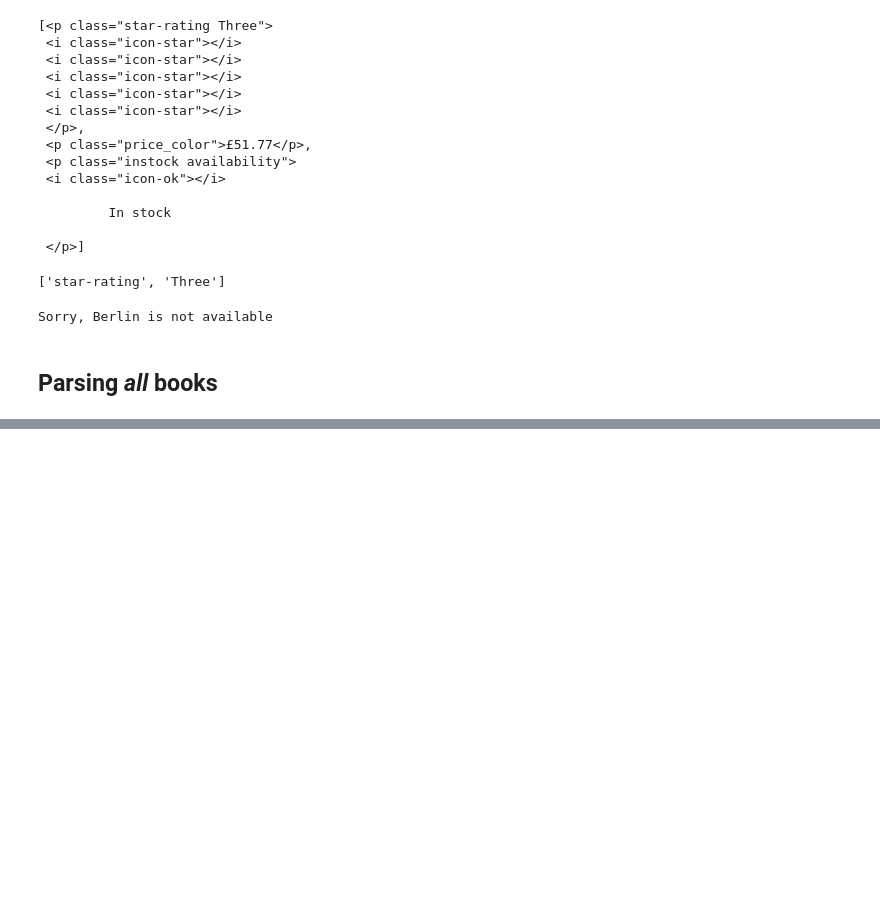
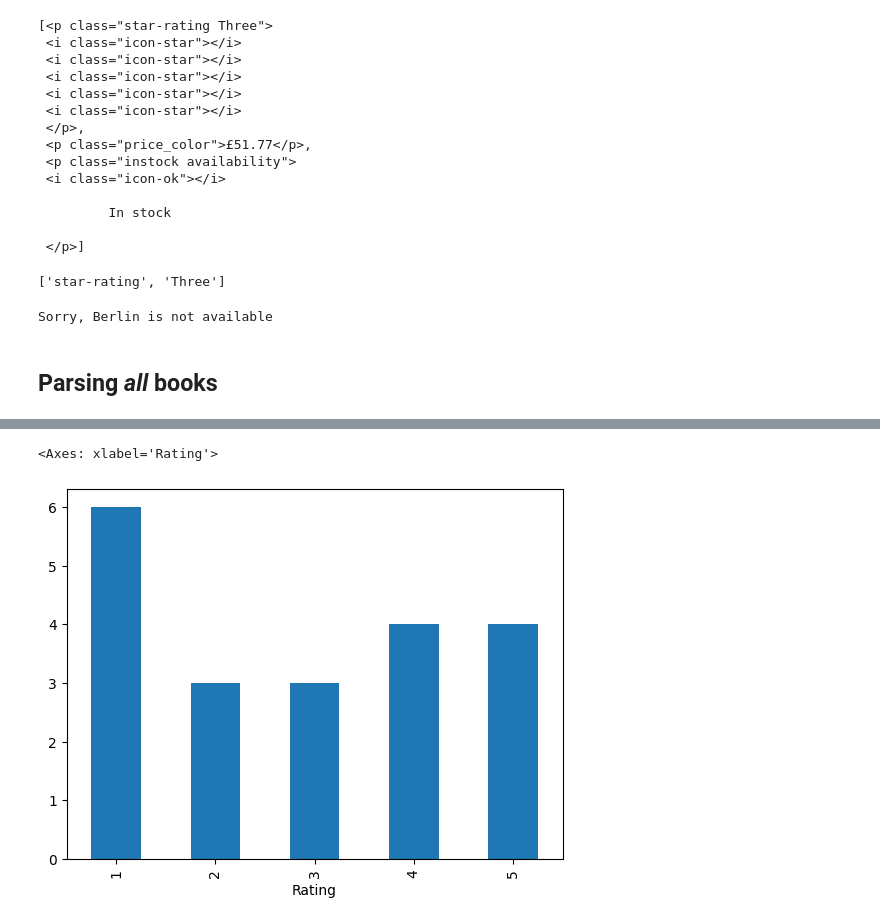
Before and after one commit to sevalkaraosmanoglu/data-book-scraping, a Jupyter notebook: scraping.ipynb, the cells around one changed output, grey strips where cells are left out. Saved outputs shown, nothing was run; the diff lists cells and outputs as text; code cells hidden in the pictures; blank space fills up the shorter version.

```diff
--- a/scraping.ipynb
+++ b/scraping.ipynb
@@ -129,3 +129,13 @@ def parse_rating(rating_classes):
 book_rating = parse_rating(books_html[0].find("p", class_="star-rating").attrs['class'])
 # %% [markdown]
 ## Parsing _all_ books
+# %%
+books_dict = { "Title" : [] , "Price" : [] , "Rating" : [] }
+# %%
+for book in books_html:
+    title = book.find("h3").find("a").attrs["title"]
+    price = float(book.find("p", class_="price_color").string[1:])
+    rating = parse_rating(book.find("p", class_="star-rating").attrs['class'])
+    books_dict["Title"].append(title)
+    books_dict["Price"].append(price)
+    books_dict["Rating"].append(rating)
@@ -131,0 +172,3 @@ book_rating = parse_rating(books_html[0].find("p", class_="star-rating").attrs['
+# %%
+books_df = pd.DataFrame (books_dict)
+books_df
@@ -131,0 +193,5 @@ book_rating = parse_rating(books_html[0].find("p", class_="star-rating").attrs['
+# %%
+books_df.groupby("Rating").count()["Title"].plot(kind="bar")
+# %% [output]
+<Axes: xlabel='Rating'>
+[figure, added]
```
Also changed, not shown: parts of 15 cells of this notebook.
